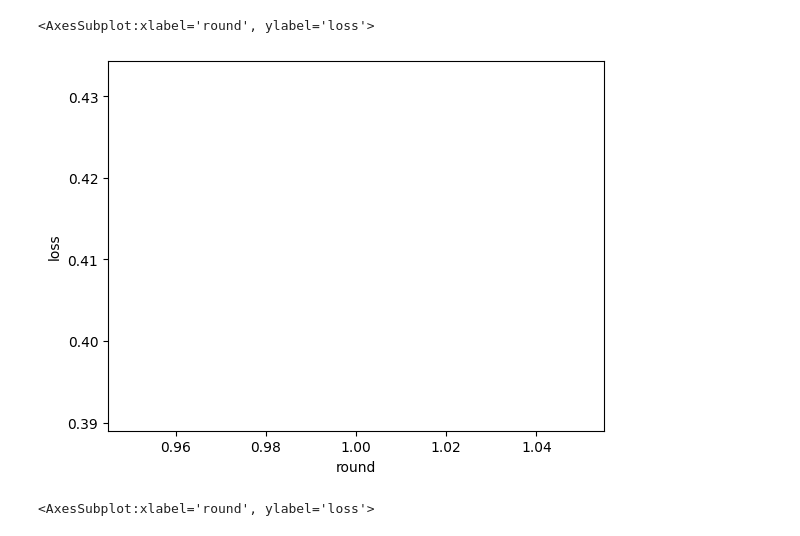
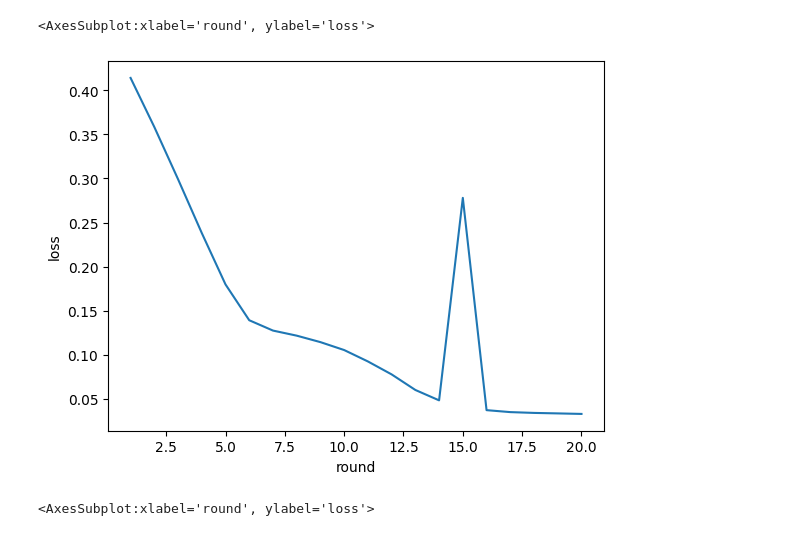
Before and after one commit to GabrielTalasso/Federated_IoT_Anomaly_Detection, a Jupyter notebook: analysis.ipynb, the cells around one changed output. Saved outputs shown, nothing was run; the diff lists cells and outputs as text; code cells hidden in the pictures.

```diff
--- a/analysis.ipynb
+++ b/analysis.ipynb
@@ -5,9 +20,9 @@ import seaborn as sns
 # %%
-data = pd.read_csv('./logs/bearing/LSTM/loss.csv', names = ['cid', 'round', 'loss'])
+data = pd.read_csv('./logs/bearing/LSTM/w_anomaly/loss.csv', names = ['cid', 'round', 'loss'])
 sns.lineplot(data = data.groupby('round').mean(), x = 'round', y = 'loss')
 # %% [output]
 <AxesSubplot:xlabel='round', ylabel='loss'>
-[figure, old version]
+[figure, new version]
 # %%
 data = pd.read_csv('./loss.csv', names = ['cid', 'round', 'loss'])
 sns.lineplot(data = data.groupby('round').mean(), x = 'round', y = 'loss')
```
Also changed, not shown: parts of 4 cells of this notebook, 43 other files.
